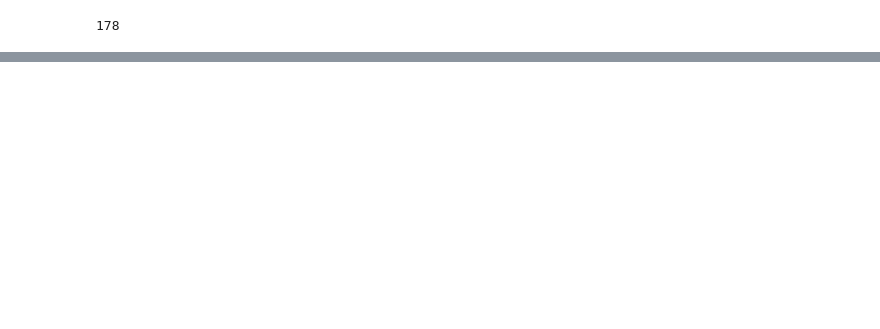
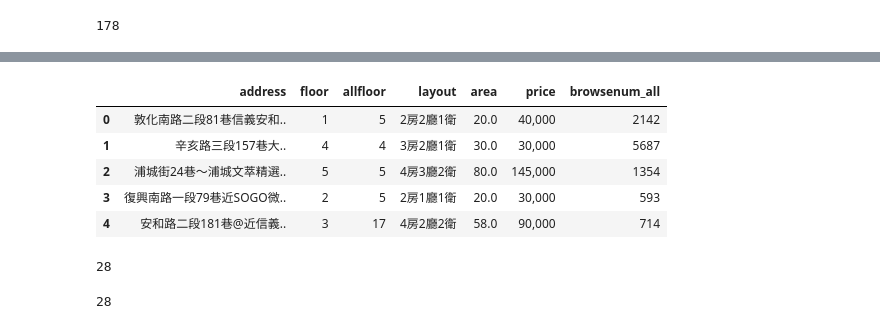
Before and after one commit to ywchiu/tibamepy, a Jupyter notebook: Demo20200912.ipynb, the cells around one changed output, grey strips where cells are left out. Drawn from its saved outputs; the diff is of its cells as text; code cells hidden in the pictures; blank space fills up the shorter version.

```diff
--- a/Demo20200912.ipynb
+++ b/Demo20200912.ipynb
@@ -685,0 +727,6 @@ newsdf.to_excel('money.xlsx')
+# %%
+jd = res.json()
+# %%
+import pandas
+df = pandas.DataFrame(jd['data']['data'])
+#df
@@ -685,0 +753,12 @@ newsdf.to_excel('money.xlsx')
+# %%
+df = df[['address', 'floor', 'allfloor', 'layout','area',
+'price','browsenum_all']]
+# %%
+df.head()
+# %% [output]
+|  | address | floor | allfloor | layout | area | price | browsenum_all |
+| 0 | 敦化南路二段81巷信義安和.. | 1 | 5 | 2房2廳1衛 | 20.0 | 40,000 | 2142 |
+| 1 | 辛亥路三段157巷大.. | 4 | 4 | 3房2廳1衛 | 30.0 | 30,000 | 5687 |
+| 2 | 浦城街24巷～浦城文萃精選.. | 5 | 5 | 4房3廳2衛 | 80.0 | 145,000 | 1354 |
+| 3 | 復興南路一段79巷近SOGO微.. | 2 | 5 | 2房1廳1衛 | 20.0 | 30,000 | 593 |
+| 4 | 安和路二段181巷@近信義.. | 3 | 17 | 4房2廳2衛 | 58.0 | 90,000 | 714 |
@@ -685,0 +769,6 @@ newsdf.to_excel('money.xlsx')
+# %%
+import math
+houseurl = 'https://rent.591.com.tw/home/search/rsList?is_new_list=1&type=1&kind=1&searchtype=1&region=1&section=5&firstRow={}&totalRows=814'
+math.ceil(814/ 30)
+# %% [output]
+28
@@ -685,0 +792,4 @@ newsdf.to_excel('money.xlsx')
+# %%
+len(houseary)
+# %% [output]
+28
```
Also changed, not shown: parts of 15 cells of this notebook.
